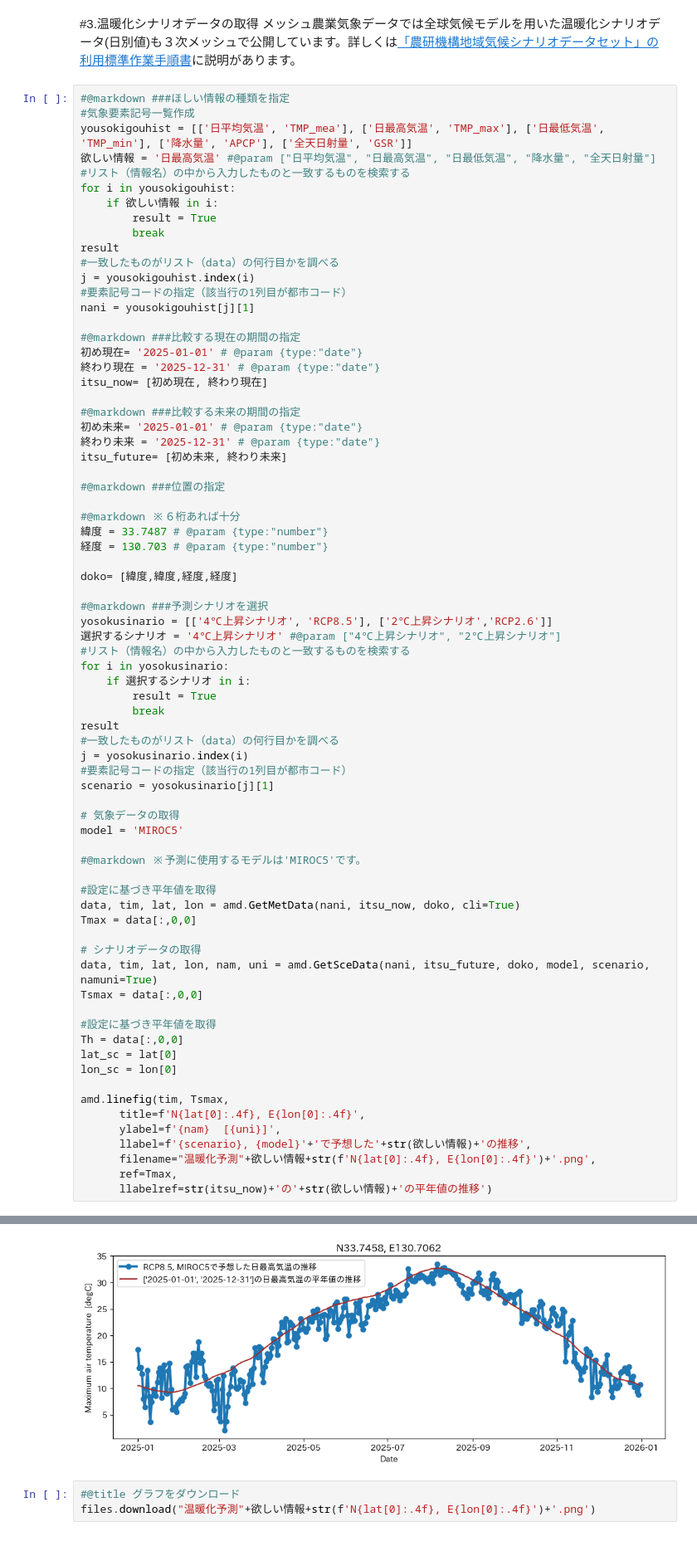
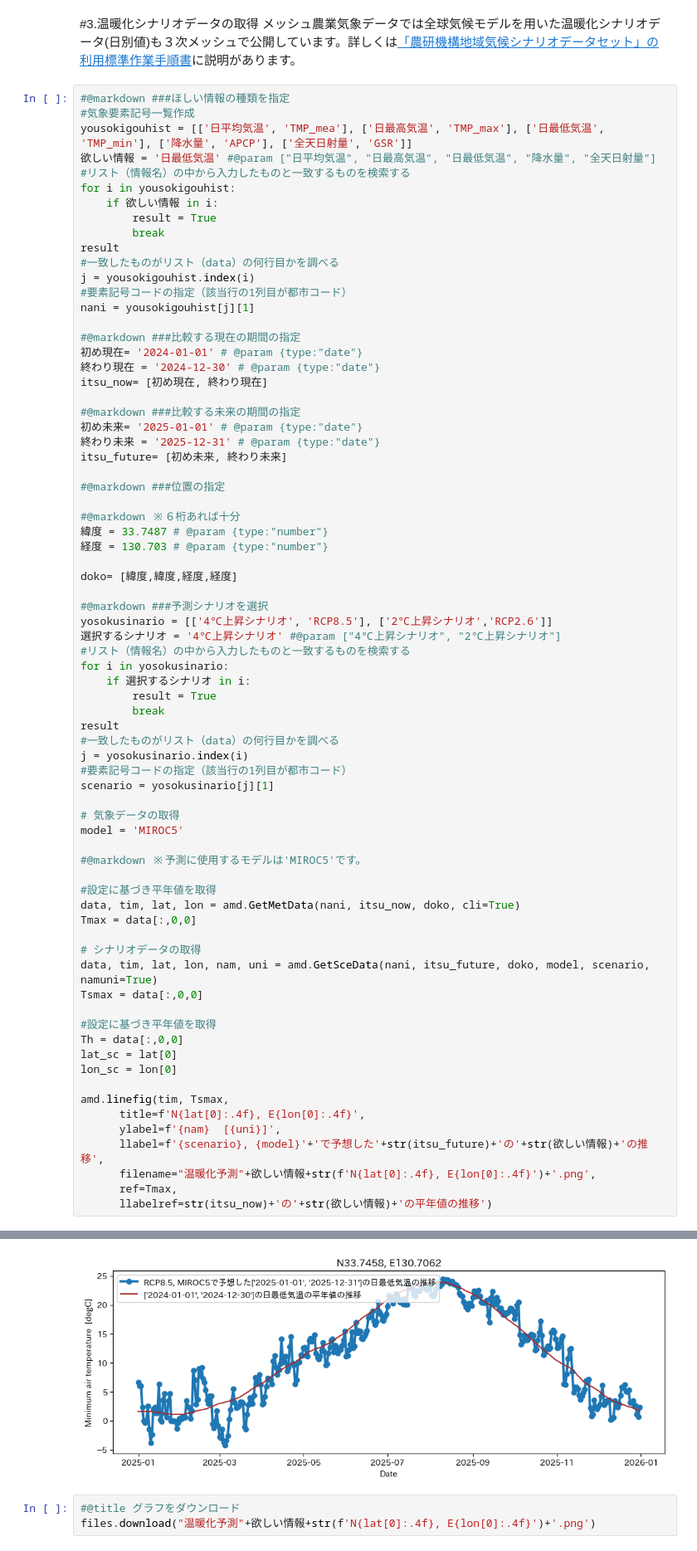
Before and after one commit to 1900690/Agro-Meteorological-Grid-Square-Data, a Jupyter notebook: 1kmメッシュ気象情報.ipynb, the cells around one changed output, grey strips where cells are left out. Shown at 83% size. Saved outputs shown, nothing was run; the diff lists cells and outputs as text.

```diff
--- a/1kmメッシュ気象情報.ipynb
+++ b/1kmメッシュ気象情報.ipynb
@@ -239,7 +239,7 @@ files.download("時別"+欲しい情報+str(f'N{lat[0]:.4f}, E{lon[0]:.4f}')+'.c
 #@markdown ###ほしい情報の種類を指定
 #気象要素記号一覧作成
 yousokigouhist = [['日平均気温', 'TMP_mea'], ['日最高気温', 'TMP_max'], ['日最低気温', 'TMP_min'], ['降水量', 'APCP'], ['全天日射量', 'GSR']]
-欲しい情報 = '日最高気温' #@param ["日平均気温", "日最高気温", "日最低気温", "降水量", "全天日射量"]
+欲しい情報 = '日最低気温' #@param ["日平均気温", "日最高気温", "日最低気温", "降水量", "全天日射量"]
 #リスト（情報名）の中から入力したものと一致するものを検索する
 for i in yousokigouhist:
     if 欲しい情報 in i:
@@ -252,8 +252,8 @@ j = yousokigouhist.index(i)
 nani = yousokigouhist[j][1]
 
 #@markdown ###比較する現在の期間の指定
-初め現在= '2025-01-01' # @param {type:"date"}
-終わり現在 = '2025-12-31' # @param {type:"date"}
+初め現在= '2024-01-01' # @param {type:"date"}
+終わり現在 = '2024-12-30' # @param {type:"date"}
 itsu_now= [初め現在, 終わり現在]
 
 #@markdown ###比較する未来の期間の指定
@@ -304,7 +304,7 @@ lon_sc = lon[0]
 amd.linefig(tim, Tsmax,
       title=f'N{lat[0]:.4f}, E{lon[0]:.4f}',
       ylabel=f'{nam}  [{uni}]',
-      llabel=f'{scenario}, {model}'+'で予想した'+str(欲しい情報)+'の推移',
+      llabel=f'{scenario}, {model}'+'で予想した'+str(itsu_future)+'の'+str(欲しい情報)+'の推移',
       filename="温暖化予測"+欲しい情報+str(f'N{lat[0]:.4f}, E{lon[0]:.4f}')+'.png',
       ref=Tmax,
       llabelref=str(itsu_now)+'の'+str(欲しい情報)+'の平年値の推移')
@@ -314,4 +314,4 @@ TMP_max (365, 1, 1) Tile MIROC5 RCP8.5)
-[figure, old version]
+[figure, new version]
 # %%
 #@title グラフをダウンロード
 files.download("温暖化予測"+欲しい情報+str(f'N{lat[0]:.4f}, E{lon[0]:.4f}')+'.png')
```
Also changed, not shown: parts of 1 cell of this notebook.
